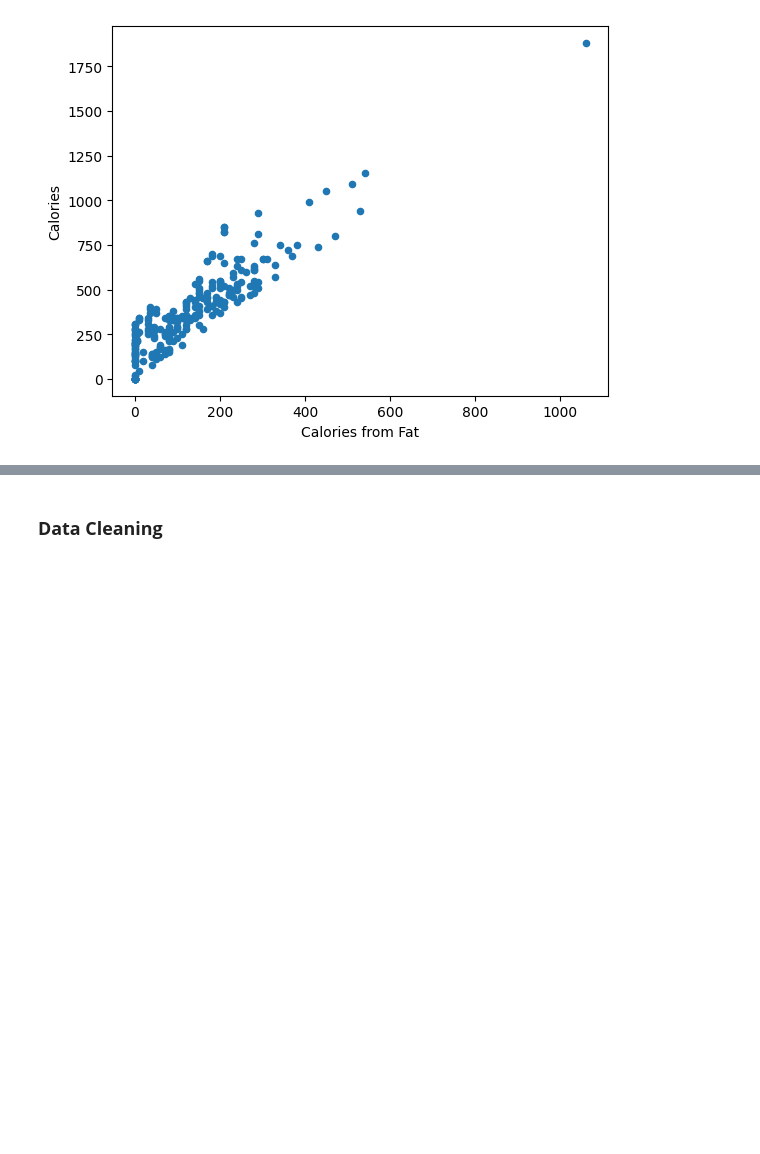
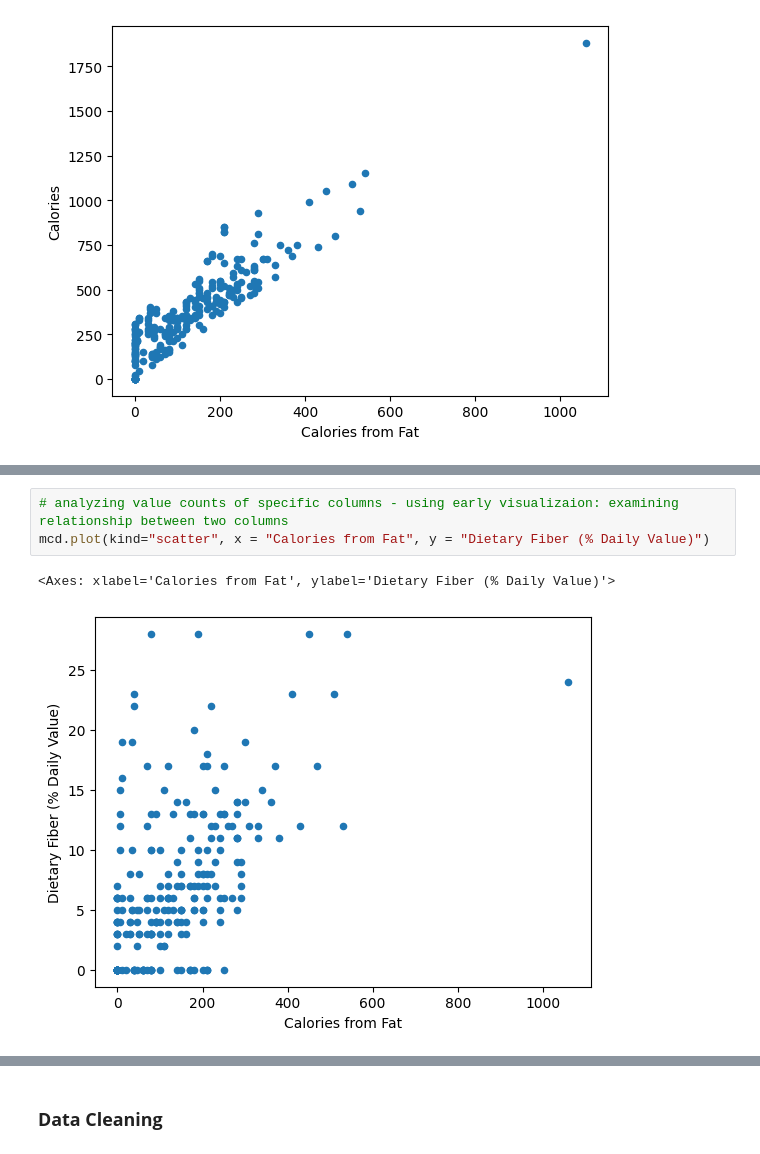
Before and after one commit to cmonjarr/AMB_Project_SP25, a Jupyter notebook: Nutrition Project/Nutrition_2025.ipynb, the cells around one changed output, grey strips where cells are left out. Saved outputs shown, nothing was run; the diff lists cells and outputs as text; blank space fills up the shorter version.

```diff
--- a/Nutrition Project/Nutrition_2025.ipynb
+++ b/Nutrition Project/Nutrition_2025.ipynb
@@ -344,0 +375,6 @@ For MCD data, this scatter plot appears to show a *direct (i.e positive) relatio
+# %%
+# analyzing value counts of specific columns - using early visualizaion: examining relationship between two columns
+mcd.plot(kind="scatter", x = "Calories from Fat", y = "Dietary Fiber (% Daily Value)")
+# %% [output]
+<Axes: xlabel='Calories from Fat', ylabel='Dietary Fiber (% Daily Value)'>
+[figure, added]
```
Also changed, not shown: parts of 17 cells of this notebook.
